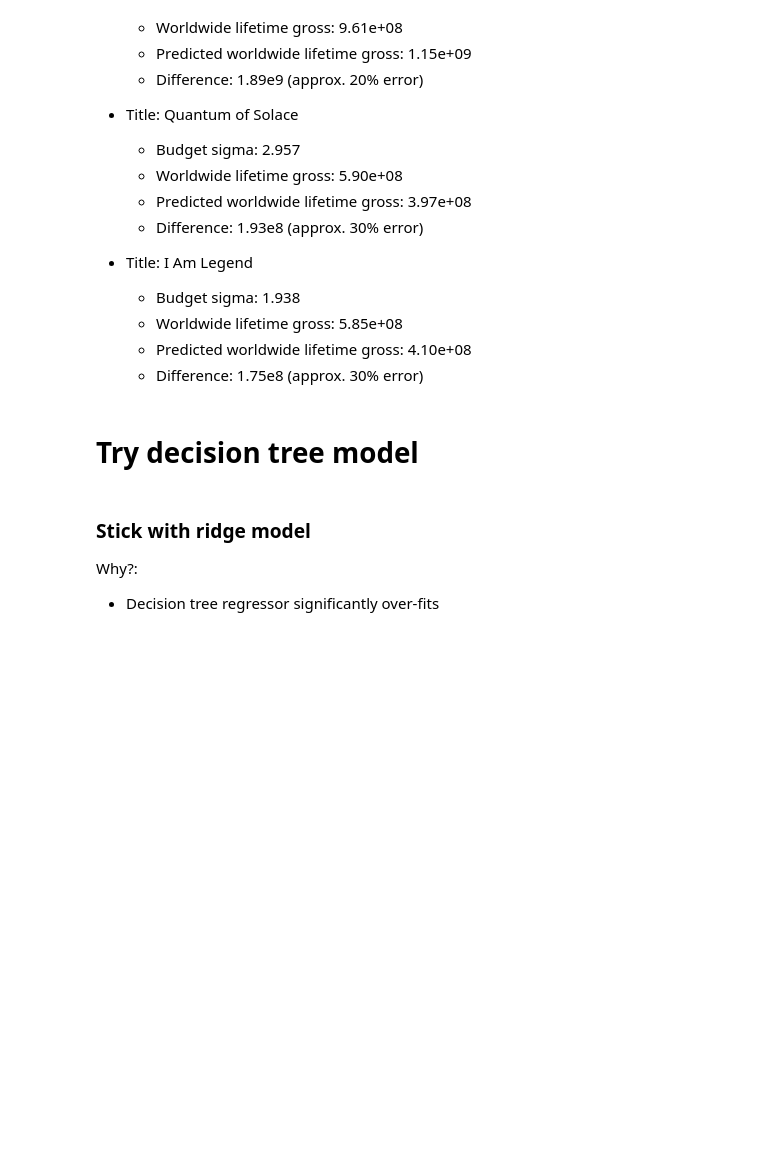
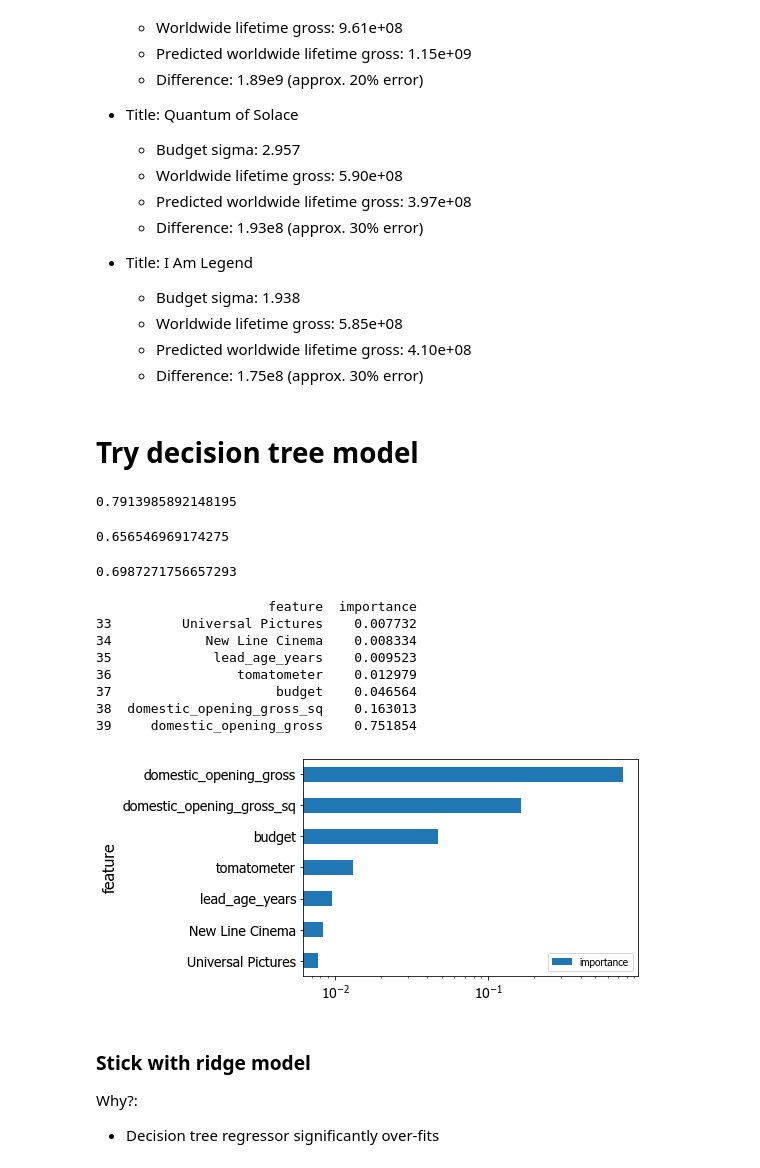
Before and after one commit to hmlewis-astro/imdb_movie_gross, a Jupyter notebook: model_imdb.ipynb, the cells around one changed output. Saved outputs shown, nothing was run; the diff lists cells and outputs as text; code cells hidden in the pictures; blank space fills up the shorter version.

```diff
--- a/model_imdb.ipynb
+++ b/model_imdb.ipynb
@@ -1026,22 +1163,38 @@ for i in np.random.randint(0,len(X_test)+1,50):
 # %% [markdown]
 # Try decision tree model
 # %%
-tree = DecisionTreeRegressor(criterion='mae', random_state=42, max_depth=5)
+tree = DecisionTreeRegressor(criterion='mae', random_state=42, max_depth=4)
 
 tree.fit(X_scaled_train, y_train)
 tree.score(X_scaled_train, y_train)
+# %% [output]
+0.7913985892148195
 # %%
 tree.score(X_scaled_val, y_val)
+# %% [output]
+0.656546969174275
 # %%
 tree.score(X_scaled_test, y_test)
+# %% [output]
+0.6987271756657293
 # %%
 feat_imps = list(zip(imdb_df.drop(not_feats, axis=1).columns,tree.feature_importances_))
 feat_imps = sorted(feat_imps, key = lambda x: x[1], reverse=False)
-feat_imps = pd.DataFrame(feat_imps, columns=['feature','importance'])[30:]
+feat_imps = pd.DataFrame(feat_imps, columns=['feature','importance'])[33:]
 print(feat_imps)
 
 feat_imps.plot(x='feature',y='importance',kind='barh')
 plt.xscale('log')
+# %% [output]
+                      feature  importance
+33         Universal Pictures    0.007732
+34            New Line Cinema    0.008334
+35             lead_age_years    0.009523
+36                tomatometer    0.012979
+37                     budget    0.046564
+38  domestic_opening_gross_sq    0.163013
+39     domestic_opening_gross    0.751854
+[figure, added]
 # %% [markdown]
 ### Stick with ridge model
 Why?:
```
Also changed, not shown: parts of 18 cells of this notebook, 2 other files.
